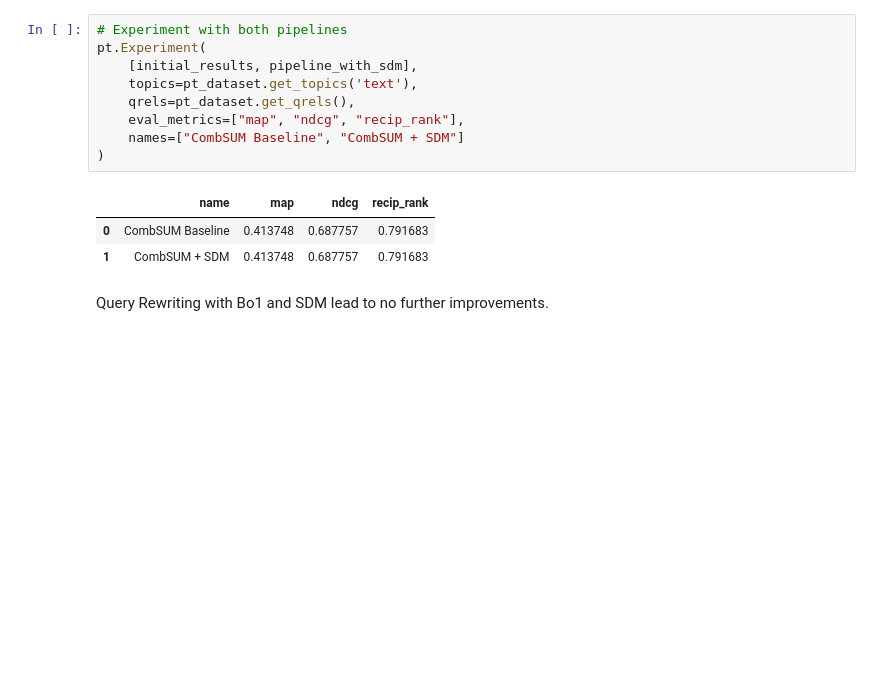
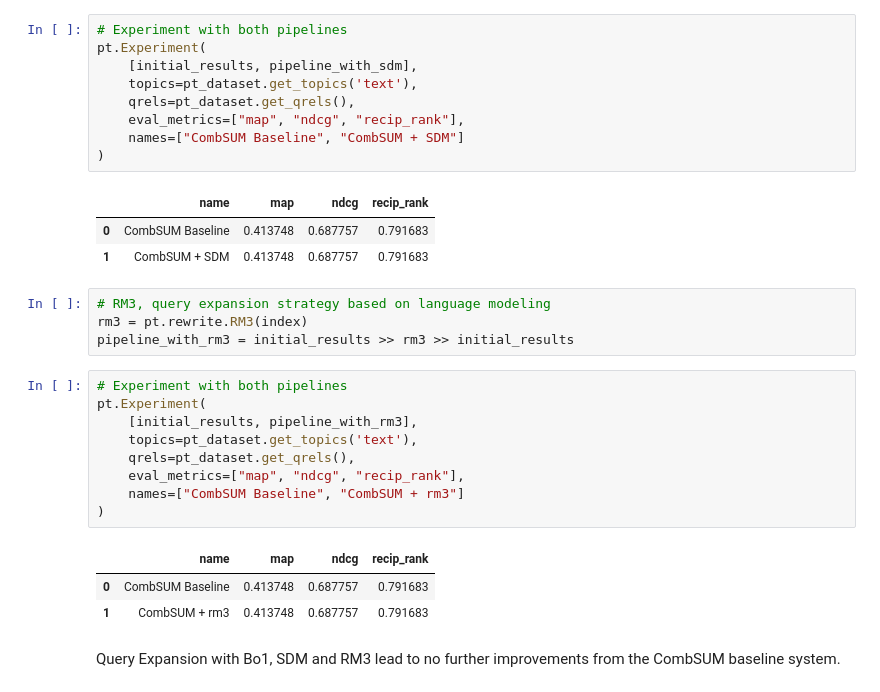
Before and after one commit to len-rtz/wir-2024-relevancers, a Jupyter notebook: retrieval-evaluation-notebook.ipynb, the cells around one changed output. Cells and saved outputs as stored; diff of their text form; blank space fills up the shorter version.

Commit message:
further trials with query expansion (rm3)

```diff
--- a/retrieval-evaluation-notebook.ipynb
+++ b/retrieval-evaluation-notebook.ipynb
@@ -412,5 +412,22 @@ pt.Experiment(
 |  | name | map | ndcg | recip_rank |
 | 0 | CombSUM Baseline | 0.413748 | 0.687757 | 0.791683 |
 | 1 | CombSUM + SDM | 0.413748 | 0.687757 | 0.791683 |
+# %%
+# RM3, query expansion strategy based on language modeling
+rm3 = pt.rewrite.RM3(index)
+pipeline_with_rm3 = initial_results >> rm3 >> initial_results
+# %%
+# Experiment with both pipelines
+pt.Experiment(
+    [initial_results, pipeline_with_rm3],
+    topics=pt_dataset.get_topics('text'),
+    qrels=pt_dataset.get_qrels(),
+    eval_metrics=["map", "ndcg", "recip_rank"],
+    names=["CombSUM Baseline", "CombSUM + rm3"]
+)
+# %% [output]
+|  | name | map | ndcg | recip_rank |
+| 0 | CombSUM Baseline | 0.413748 | 0.687757 | 0.791683 |
+| 1 | CombSUM + rm3 | 0.413748 | 0.687757 | 0.791683 |
 # %% [markdown]
-Query Rewriting with Bo1 and SDM lead to no further improvements.
+Query Expansion with Bo1, SDM and RM3 lead to no further improvements from the CombSUM baseline system.
```
Also changed, not shown: parts of 2 cells of this notebook.
